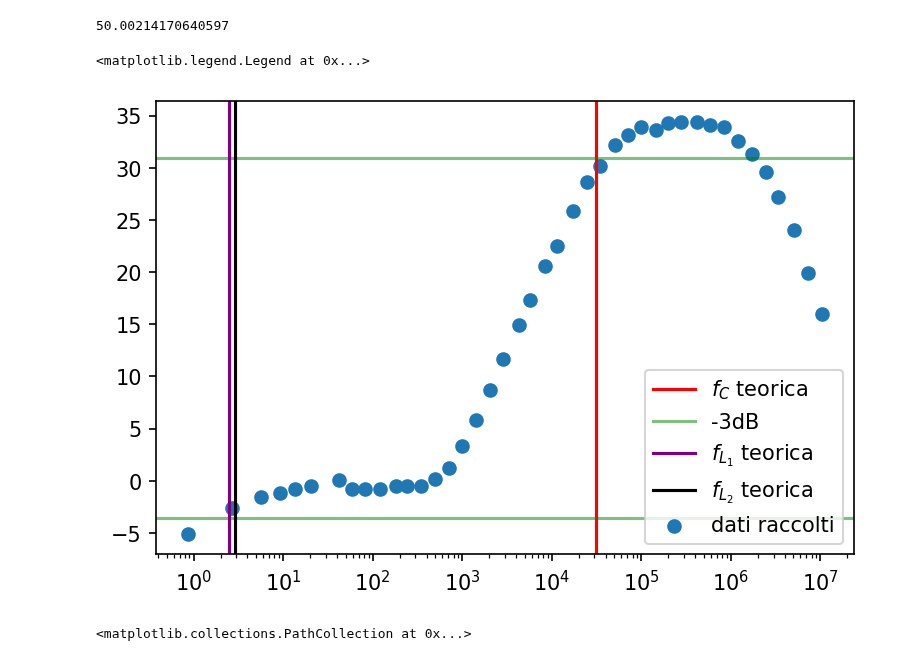
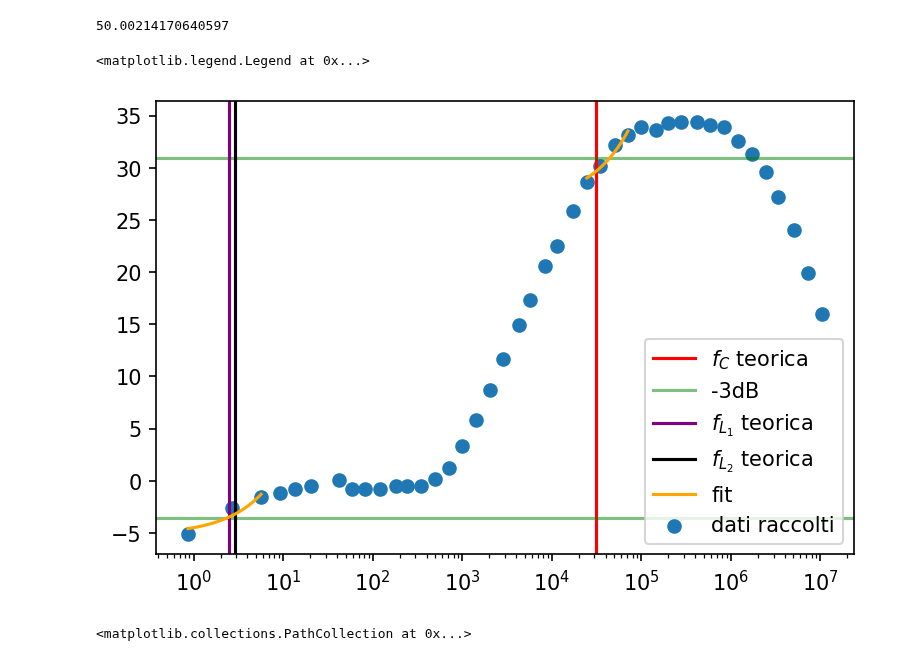
Before and after one commit to 1892051/LabSS, a Jupyter notebook: LabSS/esperienza_3/book.ipynb, the cells around one changed output. Cells and saved outputs as stored; diff of their text form; code cells hidden in the pictures.

```diff
--- a/LabSS/esperienza_3/book.ipynb
+++ b/LabSS/esperienza_3/book.ipynb
@@ -77,22 +77,51 @@ T = V_out/V_in
 T[27:34].mean()
 # %% [output]
 50.00214170640597
+# %%
+# definisco una funzione di linearità
+def func(x, m, c):
+    return m*x+c
 # %%
 fig = plt.figure()
 ay = fig.add_subplot(1, 1, 1)
 ay.set_xscale('log')
 plt.axvline(1/(2*np.pi*r_e*(C_E)), label='$f_C$ teorica', color="r")
 plt.axhline(20*np.log10(T[27:34].mean()/np.sqrt(2)),c="green", alpha=0.5)
 plt.axhline(20*np.log10(T[4:13].mean()/np.sqrt(2)),c="green", alpha=0.5, label="-3dB")
 plt.xscale("log")
 plt.scatter(nu,20*np.log10(T), label="dati raccolti")
 plt.axvline(1/(2*np.pi*R_B*C_in), label="$f_{L_1}$ teorica", color="purple")
 plt.axvline(1/(2*np.pi*R_C*C_out), label="$f_{L_2}$ teorica", color="black")
 
+
+
+# faccio il fit lineare
+sigma_G = sigmaG(20*np.log10(V_out/V_in))
+# per la frequenza bassa
+a, b = 0, 3
+param_L,cov_L=curve_fit(func,nu[a:b],20*np.log10(T[a:b]))#),sigma=sigma_G[15:18])
+m_L=param_L[0]
+sigma_m_L=cov_L[0,0]
+c_L=param_L[1]
+sigma_c=cov_L[1,1]
+x_fit_L=np.linspace(nu[a:b].min(),nu[a:b].max(),100)
+y_fit_L=func(x_fit_L,m_L,c_L)
+plt.plot(x_fit_L,y_fit_L,color="orange",label="fit")
+
+a, b = 24, 28
+param_L,cov_L=curve_fit(func,nu[a:b],20*np.log10(T[a:b]))#),sigma=sigma_G[15:18])
+m_L=param_L[0]
+sigma_m_L=cov_L[0,0]
+c_L=param_L[1]
+sigma_c=cov_L[1,1]
+x_fit_L=np.linspace(nu[a:b].min(),nu[a:b].max(),100)
+y_fit_L=func(x_fit_L,m_L,c_L)
+plt.plot(x_fit_L,y_fit_L,color="orange")
+
 plt.legend()
 # %% [output]
 <matplotlib.legend.Legend at 0x...>
-[figure, old version]
+[figure, new version]
 # %%
 [500.3,704.5,1001,2946,4988,6997,9976,20180,29838,49692]
 nu_2 = np.array([497,693.7,1082,3082,5090,6915,10082,20187])
```
Also changed, not shown: 1 other file.
